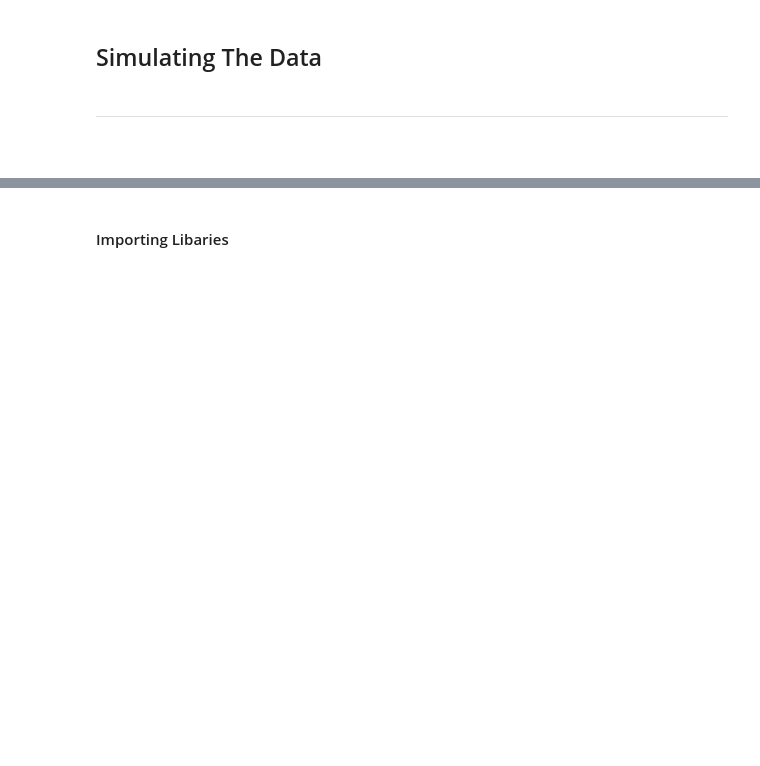
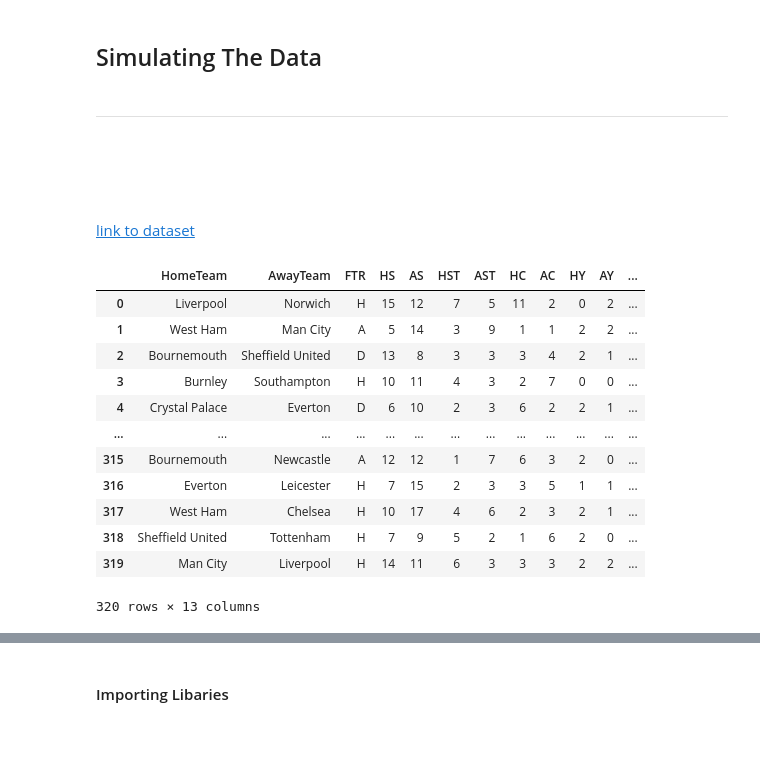
Before and after one commit to kmcd14/ProgrammingDA-project, a Jupyter notebook: data_sim.ipynb, the cells around one changed output, grey strips where cells are left out. Cells and saved outputs as stored; diff of their text form; code cells hidden in the pictures; blank space fills up the shorter version.

```diff
--- a/data_sim.ipynb
+++ b/data_sim.ipynb
@@ -375,3 +375,7 @@ On the otherhand the away teams dominance didn't vary as much. They won 0.10 mor
 ***
 # %% [markdown]
 <br>
+# %% [markdown]
+<br>
+# %% [markdown]
+[link to dataset](https://www.kaggle.com/adityadesai13/european-football-database-20192020)
@@ -377,0 +384,18 @@ On the otherhand the away teams dominance didn't vary as much. They won 0.10 mor
+# %%
+
+data = epl[['HomeTeam', 'AwayTeam','FTR','HS','AS', 'HST', 'AST','HC','AC', 'HY','AY', 'HR', 'AR']]
+data
+# %% [output]
+|  | HomeTeam | AwayTeam | FTR | HS | AS | HST | AST | HC | AC | HY | AY | ... |
+| 0 | Liverpool | Norwich | H | 15 | 12 | 7 | 5 | 11 | 2 | 0 | 2 | ... |
+| 1 | West Ham | Man City | A | 5 | 14 | 3 | 9 | 1 | 1 | 2 | 2 | ... |
+| 2 | Bournemouth | Sheffield United | D | 13 | 8 | 3 | 3 | 3 | 4 | 2 | 1 | ... |
+| 3 | Burnley | Southampton | H | 10 | 11 | 4 | 3 | 2 | 7 | 0 | 0 | ... |
+| 4 | Crystal Palace | Everton | D | 6 | 10 | 2 | 3 | 6 | 2 | 2 | 1 | ... |
+| ... | ... | ... | ... | ... | ... | ... | ... | ... | ... | ... | ... | ... |
+| 315 | Bournemouth | Newcastle | A | 12 | 12 | 1 | 7 | 6 | 3 | 2 | 0 | ... |
+| 316 | Everton | Leicester | H | 7 | 15 | 2 | 3 | 3 | 5 | 1 | 1 | ... |
+| 317 | West Ham | Chelsea | H | 10 | 17 | 4 | 6 | 2 | 3 | 2 | 1 | ... |
+| 318 | Sheffield United | Tottenham | H | 7 | 9 | 5 | 2 | 1 | 6 | 2 | 0 | ... |
+| 319 | Man City | Liverpool | H | 14 | 11 | 6 | 3 | 3 | 3 | 2 | 2 | ... |
+320 rows × 13 columns
```
Also changed, not shown: parts of 89 cells of this notebook, 2 other files.
